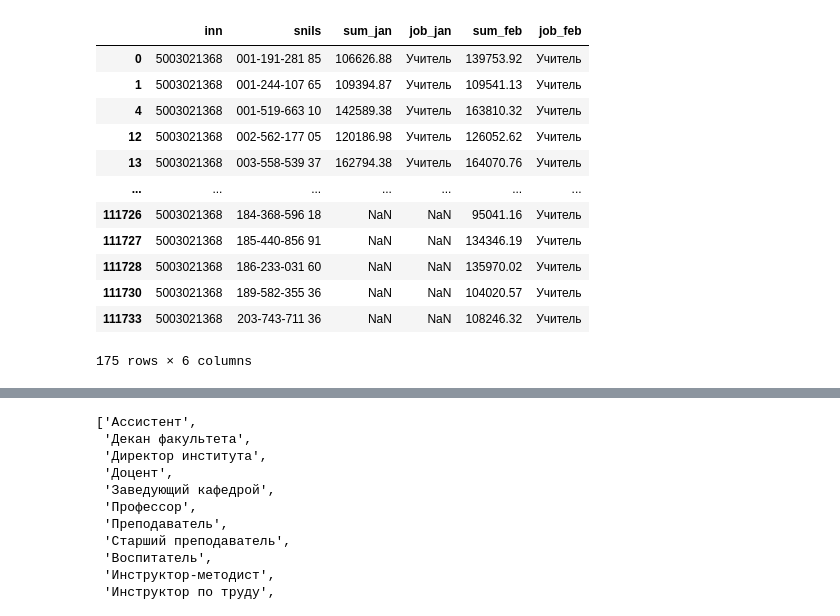
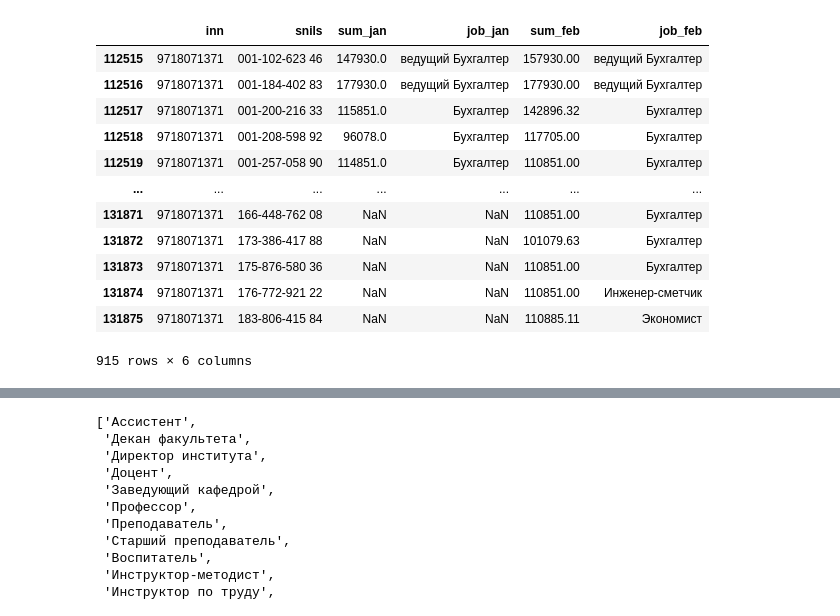
Before and after one commit to Mr-Maxraw/cfo-parser, a Jupyter notebook: counting/szp.ipynb, the cells around one changed output, grey strips where cells are left out. Saved outputs shown, nothing was run; the diff lists cells and outputs as text; code cells hidden in the pictures.

```diff
--- a/counting/szp.ipynb
+++ b/counting/szp.ipynb
@@ -42,7 +43,7 @@ sums
 # %%
 df = pd.read_excel(path_to_data + 'feb.xlsx')
 df.stv = df.apply(lambda row: to_double(row, 'stv'), axis=1)
-sample = df[(df.stv >= 1.0) & (df.status == 'Работа') & (df.day == 1) & ((df.type == 'Основное место работы') | (df.type == 'Внутреннее совместительство')) & (df.inn != 9718071371)]
+sample = df[(df.stv >= 1.0) & (df.status == 'Работа') & (df.day == 1) & ((df.type == 'Основное место работы') | (df.type == 'Внутреннее совместительство'))]
 sums = sample.iloc[:, [0,1,2,3]].groupby(['inn', 'snils']).sum().reset_index()
 sums = pd.merge(sums, sample[sample.type == 'Основное место работы'], how='left', on='snils')
 sums = sums[['inn_x', 'snils', 'sum_x', 'job']].drop_duplicates(['inn_x', 'snils', 'sum_x'])
@@ -77,21 +78,21 @@ def print_df(df, name):
 # %%
 print_df(res[(res.inn == 5003021368) & (res.job_feb == 'Учитель')], 'teach_check')
 # %%
-res[(res.inn == 5003021368) & (res.job_feb == 'Учитель')]
+res[(res.inn == 9718071371)]
 # %% [output]
 |  | inn | snils | sum_jan | job_jan | sum_feb | job_feb |
-| 0 | 5003021368 | 001-191-281 85 | 106626.88 | Учитель | 139753.92 | Учитель |
-| 1 | 5003021368 | 001-244-107 65 | 109394.87 | Учитель | 109541.13 | Учитель |
-| 4 | 5003021368 | 001-519-663 10 | 142589.38 | Учитель | 163810.32 | Учитель |
-| 12 | 5003021368 | 002-562-177 05 | 120186.98 | Учитель | 126052.62 | Учитель |
-| 13 | 5003021368 | 003-558-539 37 | 162794.38 | Учитель | 164070.76 | Учитель |
+| 112515 | 9718071371 | 001-102-623 46 | 147930.0 | ведущий Бухгалтер | 157930.00 | ведущий Бухгалтер |
+| 112516 | 9718071371 | 001-184-402 83 | 177930.0 | ведущий Бухгалтер | 177930.00 | ведущий Бухгалтер |
+| 112517 | 9718071371 | 001-200-216 33 | 115851.0 | Бухгалтер | 142896.32 | Бухгалтер |
+| 112518 | 9718071371 | 001-208-598 92 | 96078.0 | Бухгалтер | 117705.00 | Бухгалтер |
+| 112519 | 9718071371 | 001-257-058 90 | 114851.0 | Бухгалтер | 110851.00 | Бухгалтер |
 | ... | ... | ... | ... | ... | ... | ... |
-| 111726 | 5003021368 | 184-368-596 18 | NaN | NaN | 95041.16 | Учитель |
-| 111727 | 5003021368 | 185-440-856 91 | NaN | NaN | 134346.19 | Учитель |
-| 111728 | 5003021368 | 186-233-031 60 | NaN | NaN | 135970.02 | Учитель |
-| 111730 | 5003021368 | 189-582-355 36 | NaN | NaN | 104020.57 | Учитель |
-| 111733 | 5003021368 | 203-743-711 36 | NaN | NaN | 108246.32 | Учитель |
+| 131871 | 9718071371 | 166-448-762 08 | NaN | NaN | 110851.00 | Бухгалтер |
+| 131872 | 9718071371 | 173-386-417 88 | NaN | NaN | 101079.63 | Бухгалтер |
+| 131873 | 9718071371 | 175-876-580 36 | NaN | NaN | 110851.00 | Бухгалтер |
+| 131874 | 9718071371 | 176-772-921 22 | NaN | NaN | 110851.00 | Инженер-сметчик |
+| 131875 | 9718071371 | 183-806-415 84 | NaN | NaN | 110885.11 | Экономист |
-175 rows × 6 columns
+915 rows × 6 columns
 # %%
 def szp(row, months):
     if pd.isna(row['job_' + months[-1]]):
```
Also changed, not shown: parts of 8 cells of this notebook, 1 other file.
